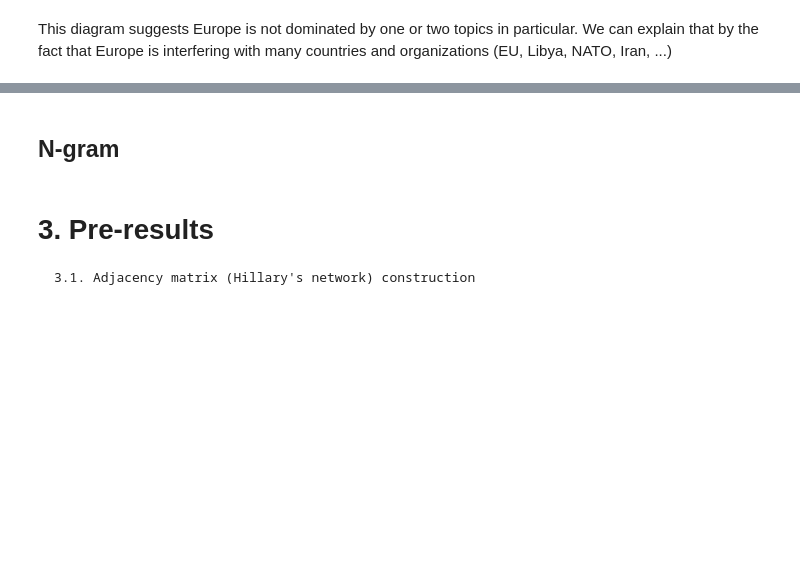
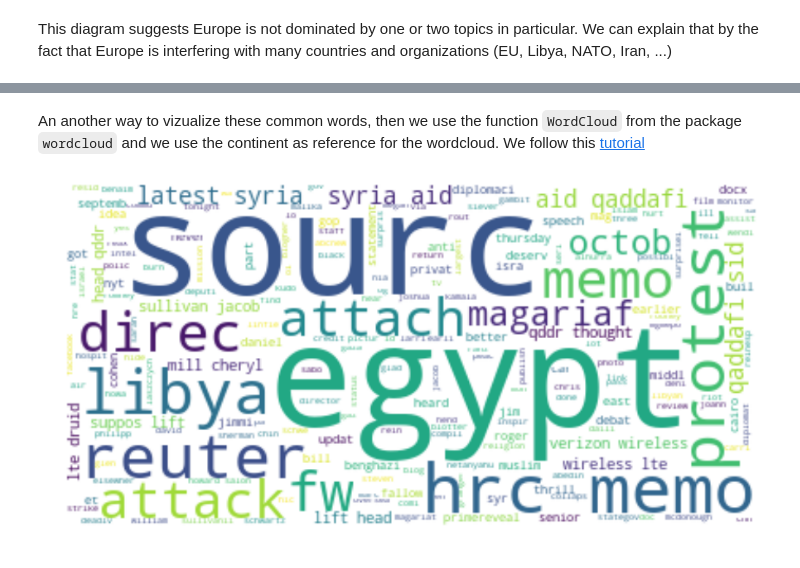
Before and after one commit to KennethThNg/Project, a Jupyter notebook: src/data_exploration.ipynb, the cells around one changed output, grey strips where cells are left out. Cells and saved outputs as stored; diff of their text form; code cells hidden in the pictures; blank space fills up the shorter version.

Commit message:
add wordcloud for each region

```diff
--- a/src/data_exploration.ipynb
+++ b/src/data_exploration.ipynb
@@ -960,2 +703,0 @@ As we have said, the US ambassador for Libya was killed in September 2012. This
-# %% [markdown]
-## N-gram
@@ -964,4 +704,15 @@ As we have said, the US ambassador for Libya was killed in September 2012. This
-# %% [markdown]
-# 3. Pre-results
-
-    3.1. Adjacency matrix (Hillary's network) construction
+# %% [markdown]
+An another way to vizualize these common words, then we use the function ``WordCloud`` from the package ``wordcloud`` and we use the continent as reference for the wordcloud. We follow this [tutorial](https://www.datacamp.com/community/tutorials/wordcloud-python)
+# %%
+#word cloud creation
+def wordcloud_visualization(region):
+    emails_filtered = emails[emails.content.map(lambda content: Extractor.earth_area(str(content), region))].content
+    wordcloud = WordCloud(background_color="white").generate(str(emails_filtered))
+    fig, ax = plt.subplots(figsize=(15, 20))
+    plt.imshow(wordcloud, interpolation='bilinear')
+    plt.axis("off")
+    plt.show()
+# %%
+wordcloud_visualization('africa')
+# %% [output]
+[figure, added]
```
Also changed, not shown: parts of 98 cells of this notebook.
